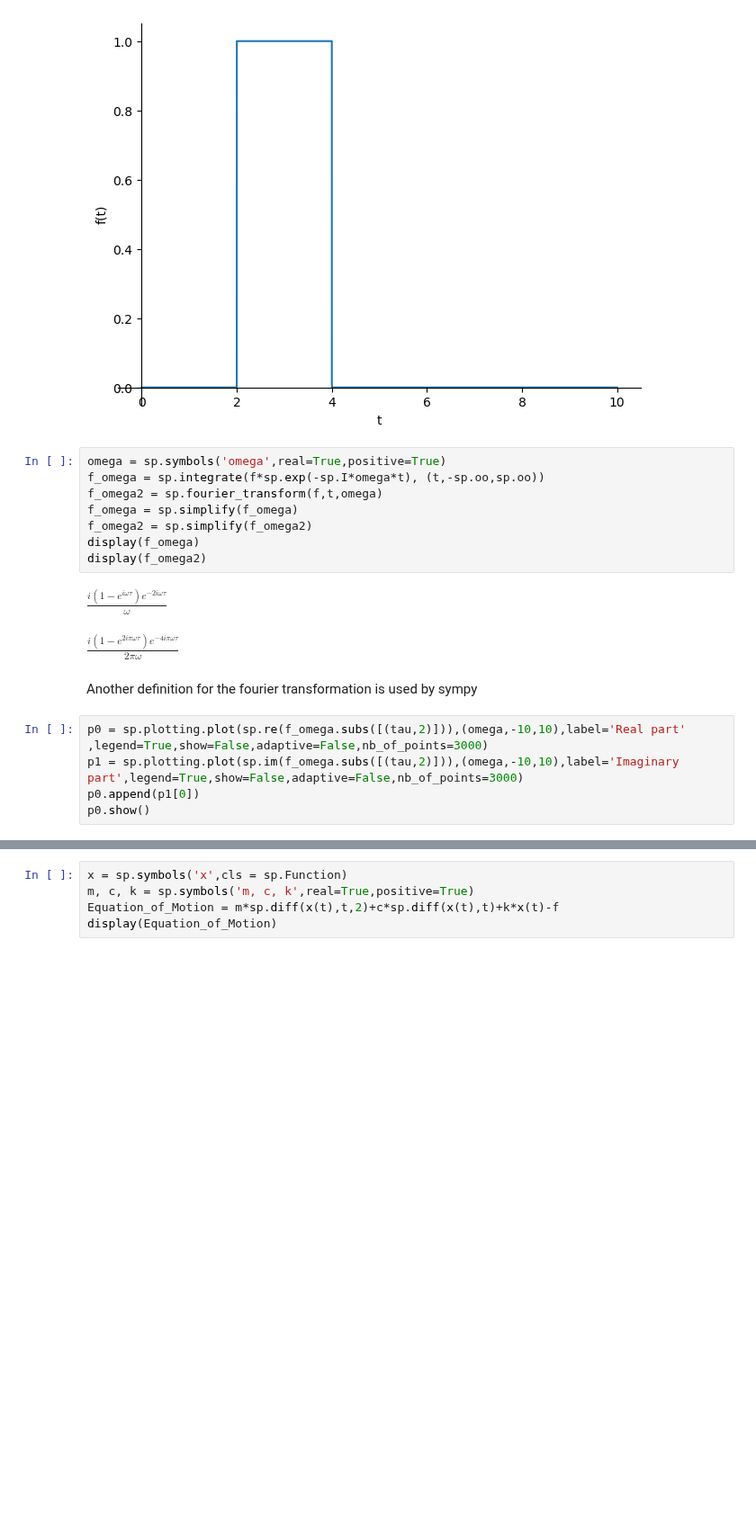
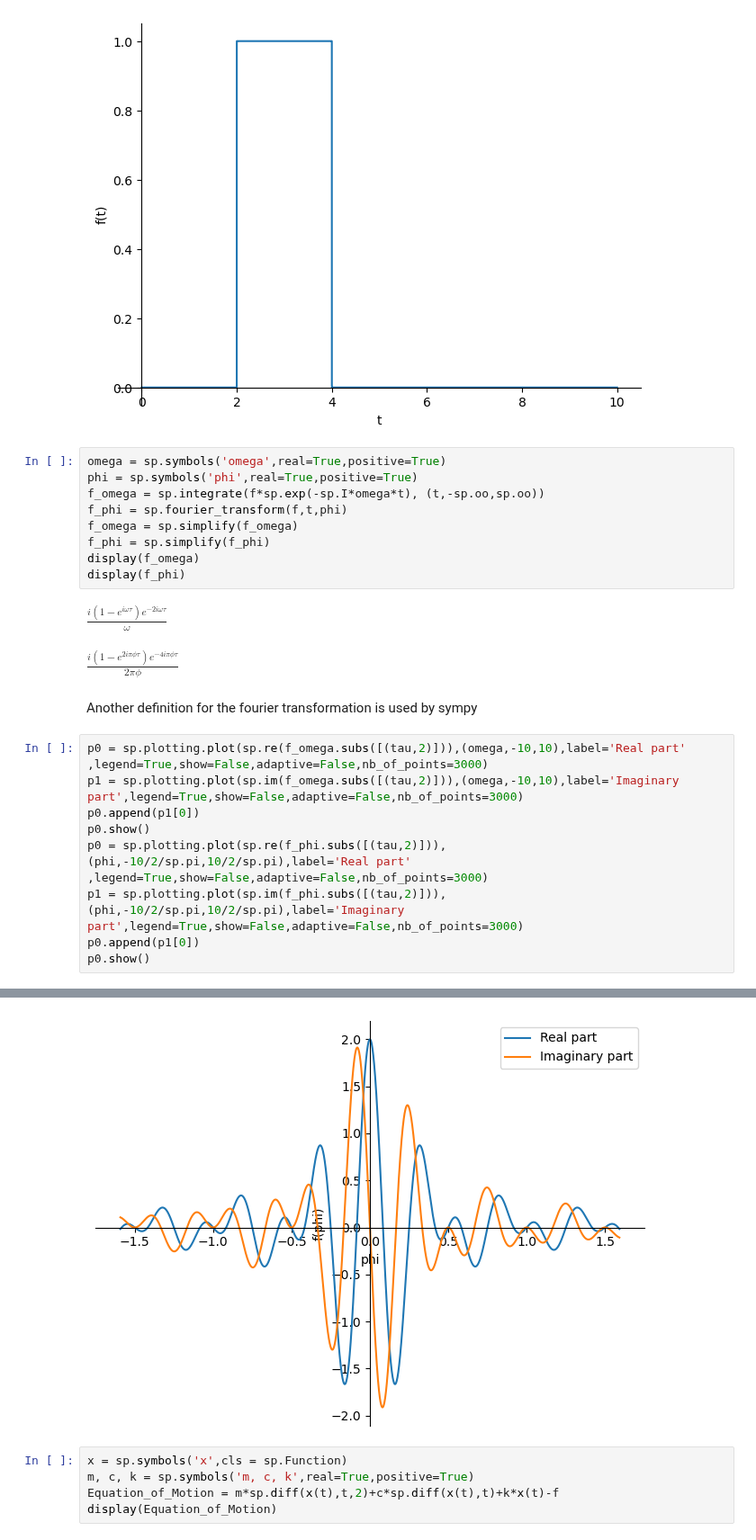
Before and after one commit to TeachBooks/sympy_mechanics, a Jupyter notebook: Examples Dynamics of Structures/CIE_4140_Lecture_3_4_Python.ipynb, the cells around one changed output, grey strips where cells are left out. Shown at 90% size. Saved outputs shown, nothing was run; the diff lists cells and outputs as text; blank space fills up the shorter version.

```diff
--- a/Examples Dynamics of Structures/CIE_4140_Lecture_3_4_Python.ipynb
+++ b/Examples Dynamics of Structures/CIE_4140_Lecture_3_4_Python.ipynb
@@ -15,24 +15,30 @@ sp.plot(f.subs(tau,2),(t,0,10));
 [figure]
 # %%
 omega = sp.symbols('omega',real=True,positive=True)
+phi = sp.symbols('phi',real=True,positive=True)
 f_omega = sp.integrate(f*sp.exp(-sp.I*omega*t), (t,-sp.oo,sp.oo))
-f_omega2 = sp.fourier_transform(f,t,omega)
+f_phi = sp.fourier_transform(f,t,phi)
 f_omega = sp.simplify(f_omega)
-f_omega2 = sp.simplify(f_omega2)
+f_phi = sp.simplify(f_phi)
 display(f_omega)
-display(f_omega2)
+display(f_phi)
 # %% [output]
 $\displaystyle \frac{i \left(1 - e^{i \omega \tau}\right) e^{- 2 i \omega \tau}}{\omega}$
-$\displaystyle \frac{i \left(1 - e^{2 i \pi \omega \tau}\right) e^{- 4 i \pi \omega \tau}}{2 \pi \omega}$
+$\displaystyle \frac{i \left(1 - e^{2 i \pi \phi \tau}\right) e^{- 4 i \pi \phi \tau}}{2 \pi \phi}$
 # %% [markdown]
 Another definition for the fourier transformation is used by sympy
 # %%
 p0 = sp.plotting.plot(sp.re(f_omega.subs([(tau,2)])),(omega,-10,10),label='Real part' ,legend=True,show=False,adaptive=False,nb_of_points=3000)
 p1 = sp.plotting.plot(sp.im(f_omega.subs([(tau,2)])),(omega,-10,10),label='Imaginary part',legend=True,show=False,adaptive=False,nb_of_points=3000)
 p0.append(p1[0])
 p0.show()
+p0 = sp.plotting.plot(sp.re(f_phi.subs([(tau,2)])),(phi,-10/2/sp.pi,10/2/sp.pi),label='Real part' ,legend=True,show=False,adaptive=False,nb_of_points=3000)
+p1 = sp.plotting.plot(sp.im(f_phi.subs([(tau,2)])),(phi,-10/2/sp.pi,10/2/sp.pi),label='Imaginary part',legend=True,show=False,adaptive=False,nb_of_points=3000)
+p0.append(p1[0])
+p0.show()
 # %% [output]
 [figure]
+[figure, added]
 # %%
 x = sp.symbols('x',cls = sp.Function)
 m, c, k = sp.symbols('m, c, k',real=True,positive=True)
```
Also changed, not shown: parts of 26 cells of this notebook, 1 other file.
